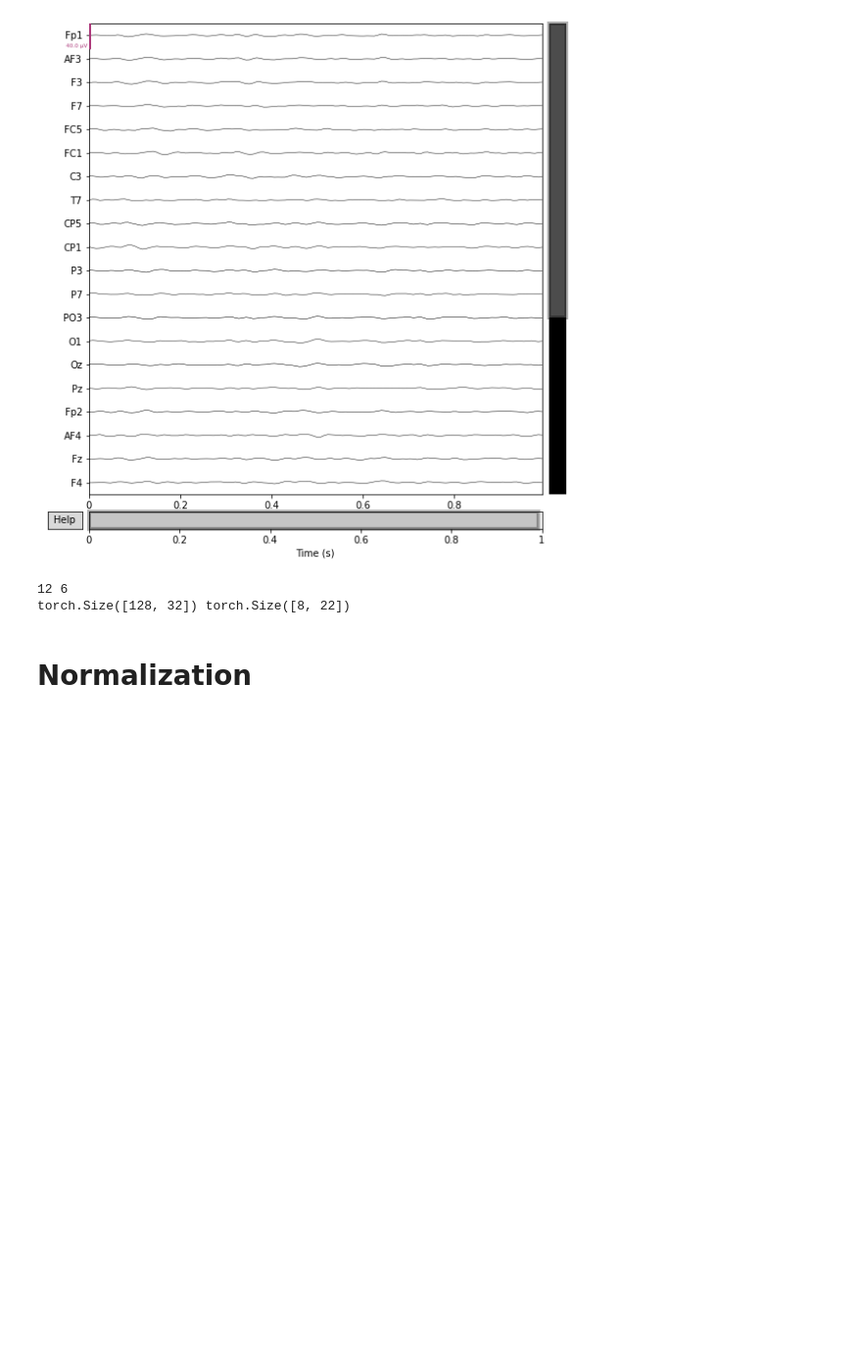
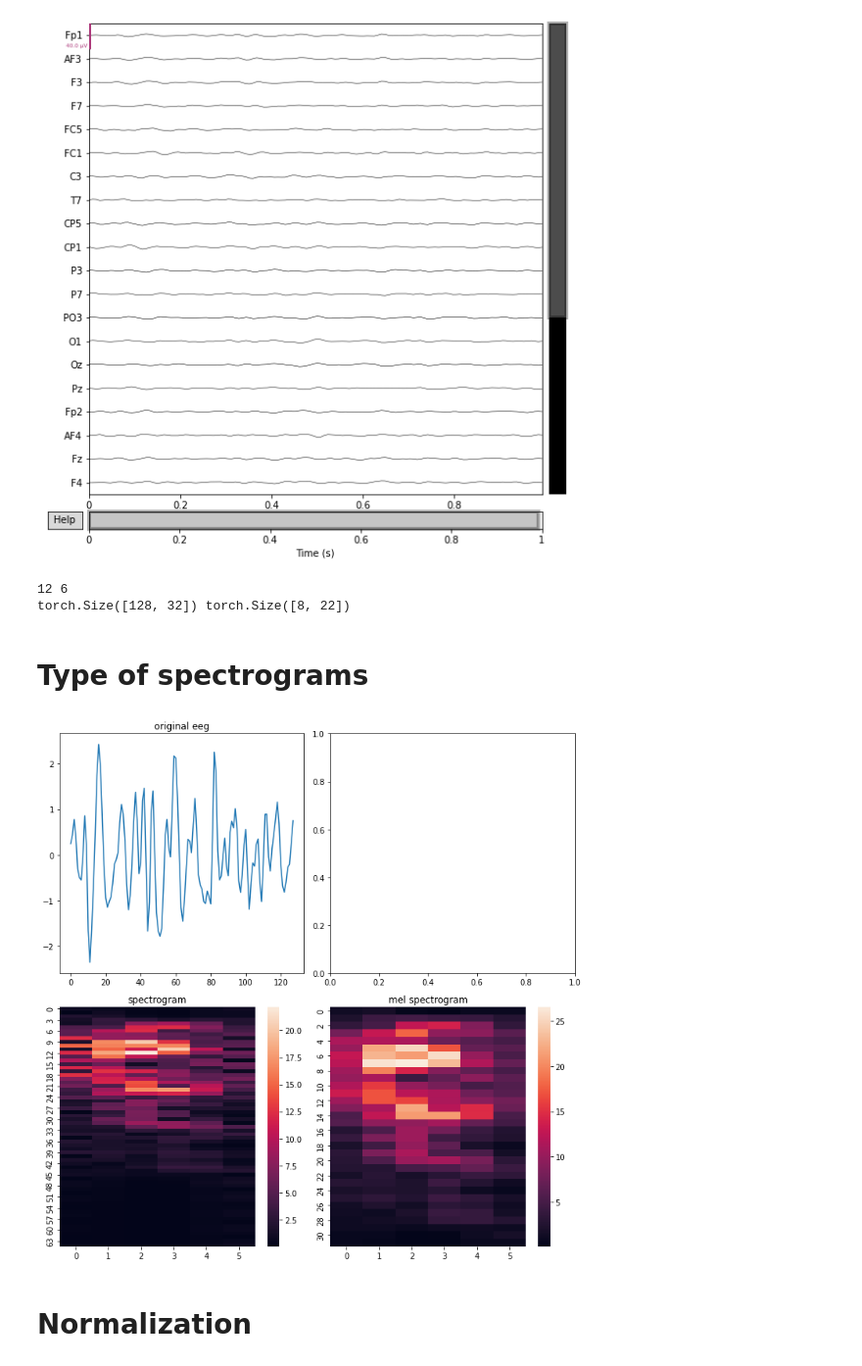
Before and after one commit to rom42pla/sateer, a Jupyter notebook: notebooks/spectrogram.ipynb, the cells around one changed output. Shown at 98% size. Cells and saved outputs as stored; diff of their text form; code cells hidden in the pictures; blank space fills up the shorter version.

```diff
--- a/notebooks/spectrogram.ipynb
+++ b/notebooks/spectrogram.ipynb
@@ -65,6 +66,58 @@ print(sample.shape, spectrogram.shape)
 # %% [output]
 12 6
 torch.Size([128, 32]) torch.Size([8, 22])
+# %% [markdown]
+# Type of spectrograms
+# %%
+fig, axs = plt.subplots(nrows=2, ncols=2, tight_layout=True, figsize=(5*2, 5*2))
+axs[0, 0].plot(sample[:, 0])
+axs[0, 0].set_title("original eeg")
+
+# standard
+with warnings.catch_warnings():
+    warnings.simplefilter("ignore")
+    mel_fn = transforms.Spectrogram(
+        # sample_rate=dataset.sampling_rate,
+        # f_min=0, f_max=50,
+        # n_mels=32,
+        center=True,
+        n_fft=128,
+        normalized=False,
+        power=1,
+        win_length=window_size,
+        hop_length=window_stride,
+        pad=window_stride // 2,
+        # pad=0,
+    )
+    spectrogram = mel_fn(sample[:, 0])  # (m s)
+    # spectrogram = 20 * torch.log10(spectrogram/1e-5)
+sns.heatmap(spectrogram, ax=axs[1, 0])
+axs[1, 0].set_title(f"spectrogram")
+
+# mel spectrogram
+with warnings.catch_warnings():
+    warnings.simplefilter("ignore")
+    mel_fn = transforms.MelSpectrogram(
+        sample_rate=dataset.sampling_rate,
+        f_min=0, f_max=50,
+        n_mels=32,
+        center=True,
+        n_fft=128,
+        normalized=False,
+        power=1,
+        win_length=window_size,
+        hop_length=window_stride,
+        pad=window_stride // 2,
+        # pad=0,
+    )
+    spectrogram = mel_fn(sample[:, 0])  # (m s)
+    # spectrogram = 20 * torch.log10(spectrogram/1e-5)
+sns.heatmap(spectrogram, ax=axs[1, 1])
+axs[1, 1].set_title(f"mel spectrogram")
+
+plt.show()
+# %% [output]
+[figure, added]
 # %% [markdown]
 # Normalization
 # %%
```
Also changed, not shown: parts of 3 cells of this notebook, 1 other file.
